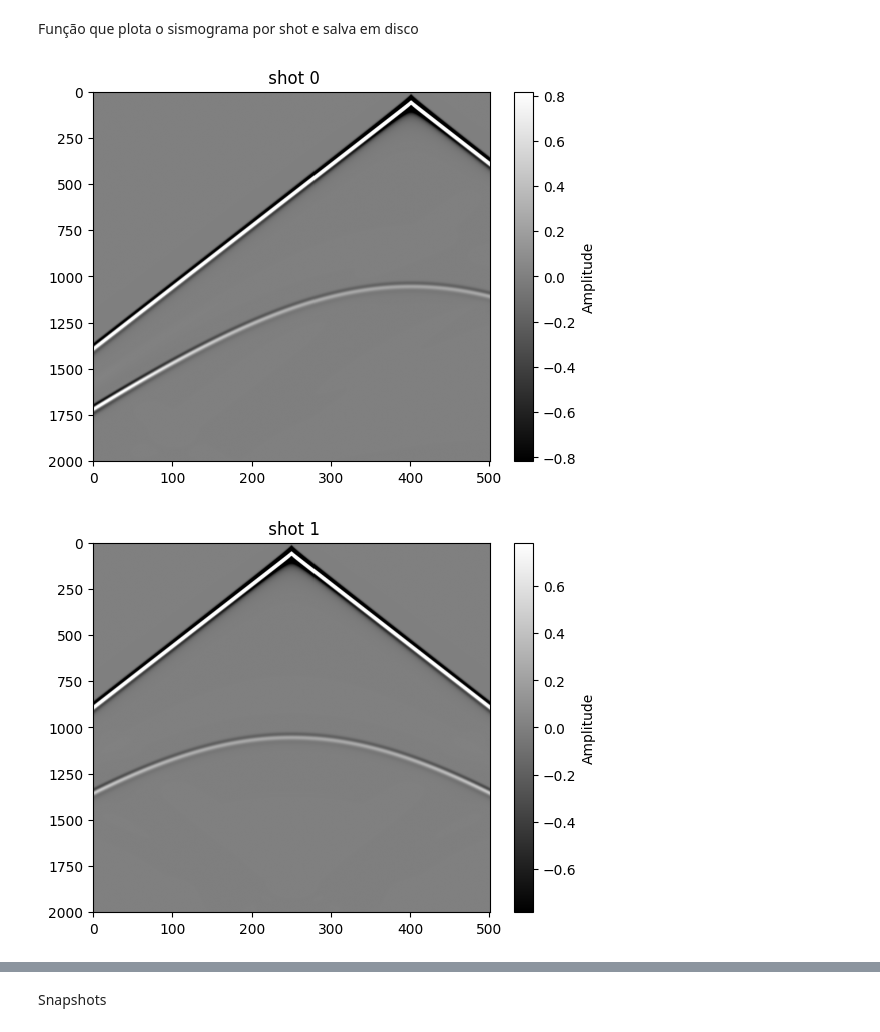
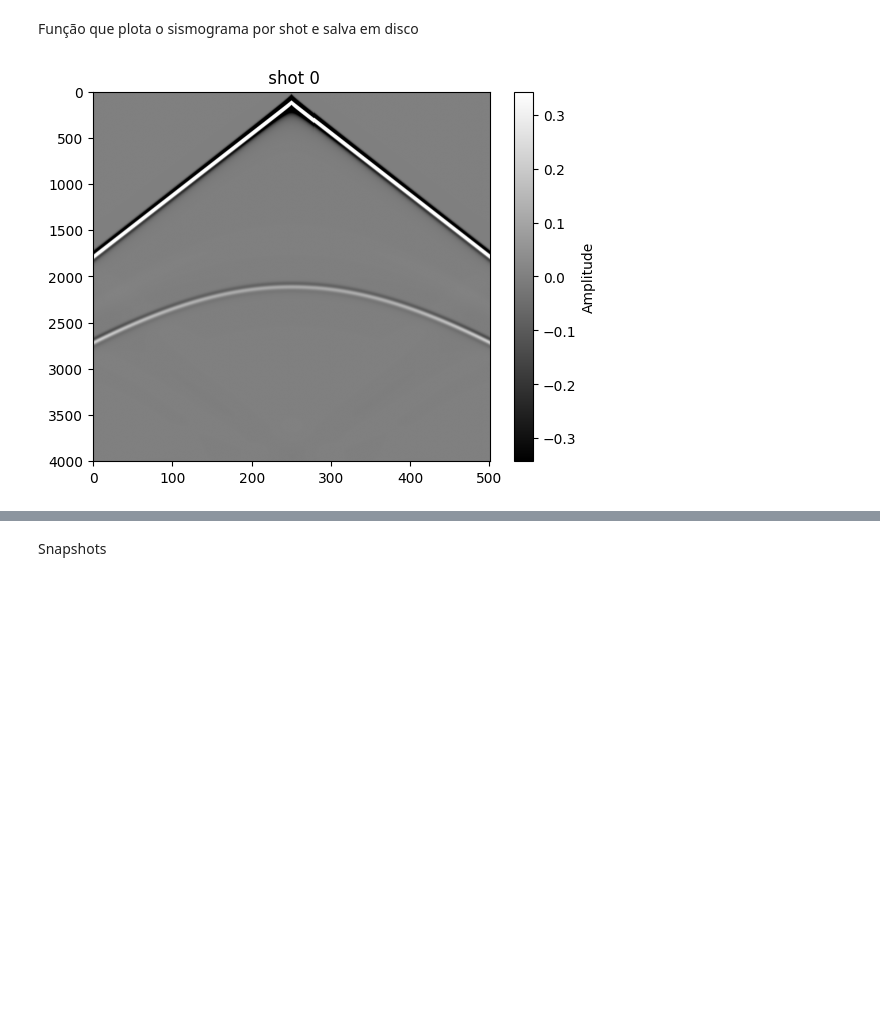
Before and after one commit to GISIS-UFF/SeismicModeling2D, a Jupyter notebook: src/Relatorio.ipynb, the cells around one changed output, grey strips where cells are left out. Drawn from its saved outputs; the diff is of its cells as text; code cells hidden in the pictures; blank space fills up the shorter version.

Commit message:
atualizações

```diff
--- a/src/Relatorio.ipynb
+++ b/src/Relatorio.ipynb
@@ -28,7 +36,7 @@ shot_x = sourceTable['coordx'].to_numpy()
 shot_z = sourceTable['coordz'].to_numpy()
 
 T = 2
-dt = 0.001
+dt = 0.0005
 
 L = 5000
 H = 5000
@@ -65,19 +73,19 @@ import matplotlib.pyplot as plt
 import pandas as pd
 
 # sources
-sx_init = 1000
+sx_init = 2500
 sx_end  = 4000
-Nsource = 3
+Nsource = 1
 sx = np.linspace(sx_init,sx_end,Nsource)
-sz = np.ones(len(sx))
+sz = 1000*np.ones(len(sx))
 sIdx = np.arange(Nsource)
 
 # receivers
 rx_init = 0
-rx_end = 501
-Nrec = 5001
+rx_end = 5001
+Nrec = 501
 rx = np.linspace(rx_init,rx_end,Nrec,endpoint=False)
-rz = np.ones(len(rx))
+rz = 1000*np.ones(len(rx))
 rIdx = np.arange(Nrec)
 
 plt.figure()
@@ -196,29 +204,28 @@ def marcha_no_espaço(u_anterior, u, u_posterior, nx, nz, c, dt, dx, dz):
 Marcha no tempo
 # %%
 
-def marcha_no_tempo(u_anterior, u, u_posterior, source, nt, nx, nz, c, recx, recz, dt, A, shot_x, shot_z, dx, dz):
-    sism = np.zeros((nt, len(recx)))
+def marcha_no_tempo(u_anterior, u, u_posterior, source, nt, nx, nz, c, recx, recz, dt, A, shot_x, shot_z, dx, dz, frame ):
     sism_shot = []
-    u_snapshot = np.zeros((len(shot_x),nt,nz, nx),dtype=np.float32)
+    u_snapshot = []
     for i_shot, (sx, sz) in enumerate(zip(shot_x, shot_z)):
         u_anterior.fill(0)
         u.fill(0)
         u_posterior.fill(0)
-        sism_atual = np.zeros((nt, len(recx)))
+        sism = np.zeros((nt, len(recx)))
         for k in range(nt):
-            u[sz,sx]= u[sz,sx] + source[k]*(dt*c[sz, sx])**2
+            u[sz,sx]= u[sz,sx] + source[k]
             u_posterior = marcha_no_espaço(u_anterior, u, u_posterior, nx, nz, c, dt, dx, dz)
             u_posterior *= A
             u_anterior = np.copy(u)
             u_anterior *= A
             u = np.copy(u_posterior)
 
-            sism_atual[k, :] = u[recz, recx]
-            sism[k, :] += u[recz, recx]
-            u_snapshot[i_shot, k] = u.copy()
+            sism[k, :] = u[recz, recx]
+            if k == frame:
+                u_snapshot.append(u.copy())
 
-        sism_shot.append(sism_atual)
-    return sism_shot, u_snapshot
+        sism_shot.append(sism)
+    return sism_shot , u_snapshot
 # %% [markdown]
 Expansão do modelo de velocidade devido a borda de atenuação
 # %%
@@ -270,7 +276,8 @@ Inicialização das funções
 # %%
 u_anterior, u, u_posterior = ondas(nx_abc,nz_abc)
 A = borda(nx_abc, nz_abc, 0.015, N)
-sism_shot, u_snapshot = marcha_no_tempo(u_anterior, u, u_posterior, source, nt, nx_abc, nz_abc, c_expand, rec_x, rec_z, dt, A, shot_x, shot_z, dx, dz)
+frame = 2000
+sism_shot, u_snapshot = marcha_no_tempo(u_anterior, u, u_posterior, source, nt, nx_abc, nz_abc, c_expand, rec_x, rec_z, dt, A, shot_x, shot_z, dx, dz,frame)
 sism_shot = sism_shot[::-1]
 u_snapshot = u_snapshot[::-1]
 # %% [markdown]
@@ -278,15 +285,16 @@ Função que plota o sismograma por shot e salva em disco
 # %%
 def plot_shot(sism_shot):
     for i in range(len(sism_shot)):
         perc = np.percentile(sism_shot[i], 99)
         plt.imshow(sism_shot[i], aspect='auto', cmap='gray', vmin=-perc, vmax=perc)
         plt.colorbar(label='Amplitude')
         plt.title(" shot %s"%i)
         plt.show()
-    for i, shot in enumerate(sism_shot):
-        shot.tofile(f'D:/GitHub/ModelagemSismica/outputs/seismograms/sismograma_shot_{i}_{shot.shape[0]}x{shot.shape[1]}.bin')
+    # for i, shot in enumerate(sism_shot):
+    #     filename = f'../ModelagemSismica/outputs/seismograms/sismograma_shot_{i}_{shot.shape[0]}x{shot.shape[1]}.bin'
+    #     print(filename)
+    #     shot.tofile(filename)
 
 plot_shot(sism_shot)
 # %% [output]
-[figure, old version]
+[figure, new version]
-[figure, removed]
```
Also changed, not shown: parts of 27 cells of this notebook, 7 other files.
